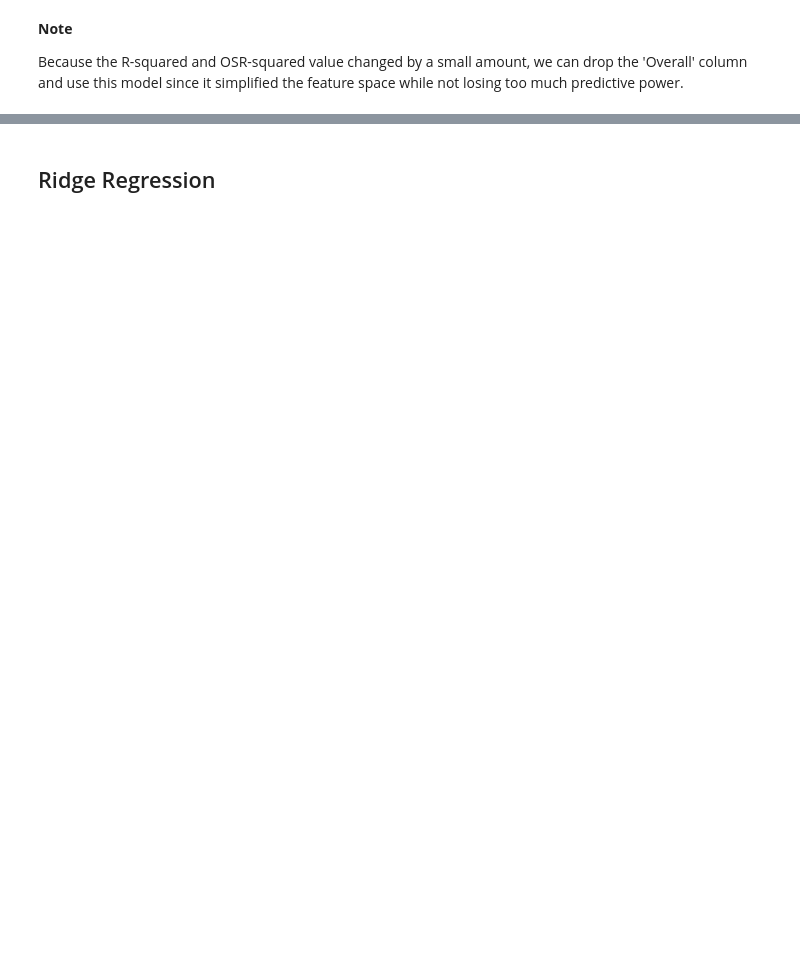
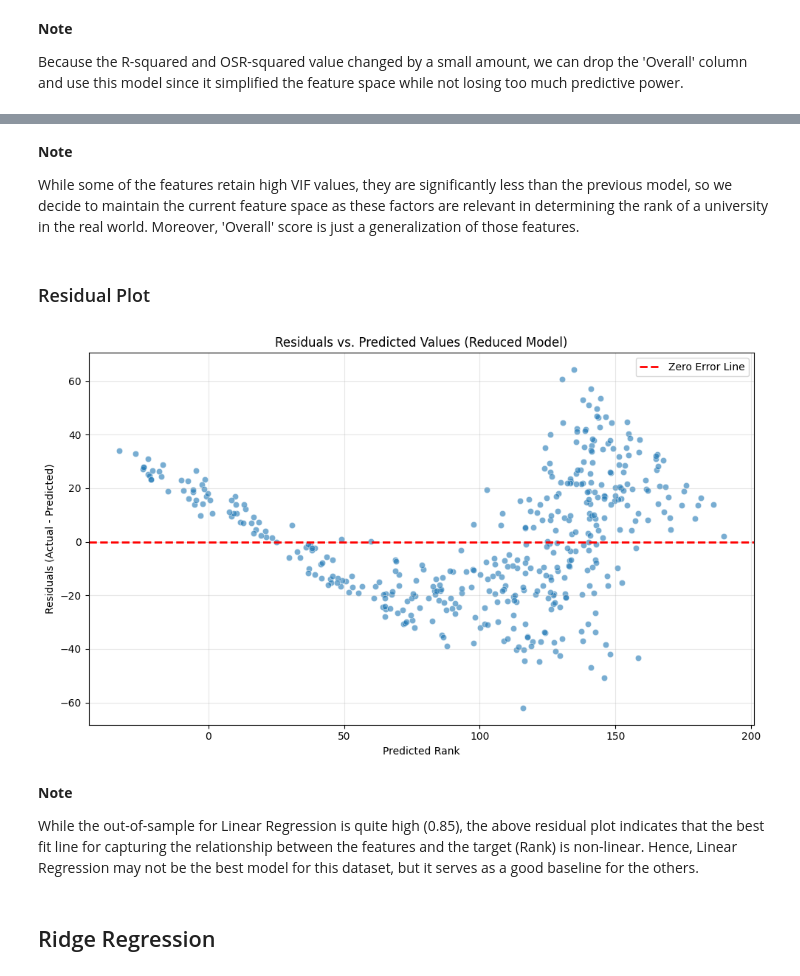
Before and after one commit to tifli/142a-project, a Jupyter notebook: IOER_Final_Project.ipynb, the cells around one changed output, grey strips where cells are left out. Saved outputs shown, nothing was run; the diff lists cells and outputs as text; code cells hidden in the pictures; blank space fills up the shorter version.

Commit message:
Added a residual plot

```diff
--- a/IOER_Final_Project.ipynb
+++ b/IOER_Final_Project.ipynb
@@ -134,6 +175,32 @@ Because the R-squared and OSR-squared value changed by a small amount, we can dr
+# %% [markdown]
+**Note**
+
+While some of the features retain high VIF values, they are significantly less than the previous model, so we decide to maintain the current feature space as these factors are relevant in determining the rank of a university in the real world. Moreover, 'Overall' score is just a generalization of those features.
 # %%
 X_train_reduced = X_train.drop(['Overall'], axis=1)
 X_test_reduced = X_test.drop(['Overall'], axis=1)
+# %% [markdown]
+### Residual Plot
+# %%
+residuals = y_test - y_pred
+
+# Create residual plot
+plt.figure(figsize=(10, 6))
+sns.scatterplot(x=y_pred, y=residuals, alpha=0.6)
+plt.axhline(y=0, color='r', linestyle='--', linewidth=2, label='Zero Error Line')
+plt.title('Residuals vs. Predicted Values (Reduced Model)')
+plt.xlabel('Predicted Rank')
+plt.ylabel('Residuals (Actual - Predicted)')
+plt.legend()
+plt.grid(True, alpha=0.3)
+plt.tight_layout()
+plt.show()
+# %% [output]
+[figure, added]
+# %% [markdown]
+**Note**
+
+While the out-of-sample for Linear Regression is quite high (0.85), the above residual plot indicates that the best fit line for capturing the relationship between the features and the target (Rank) is non-linear. Hence, Linear Regression may not be the best model for this dataset, but it serves as a good baseline for the others.
 # %% [markdown]
 ## Ridge Regression
 # %%
```
Also changed, not shown: parts of 24 cells of this notebook.
